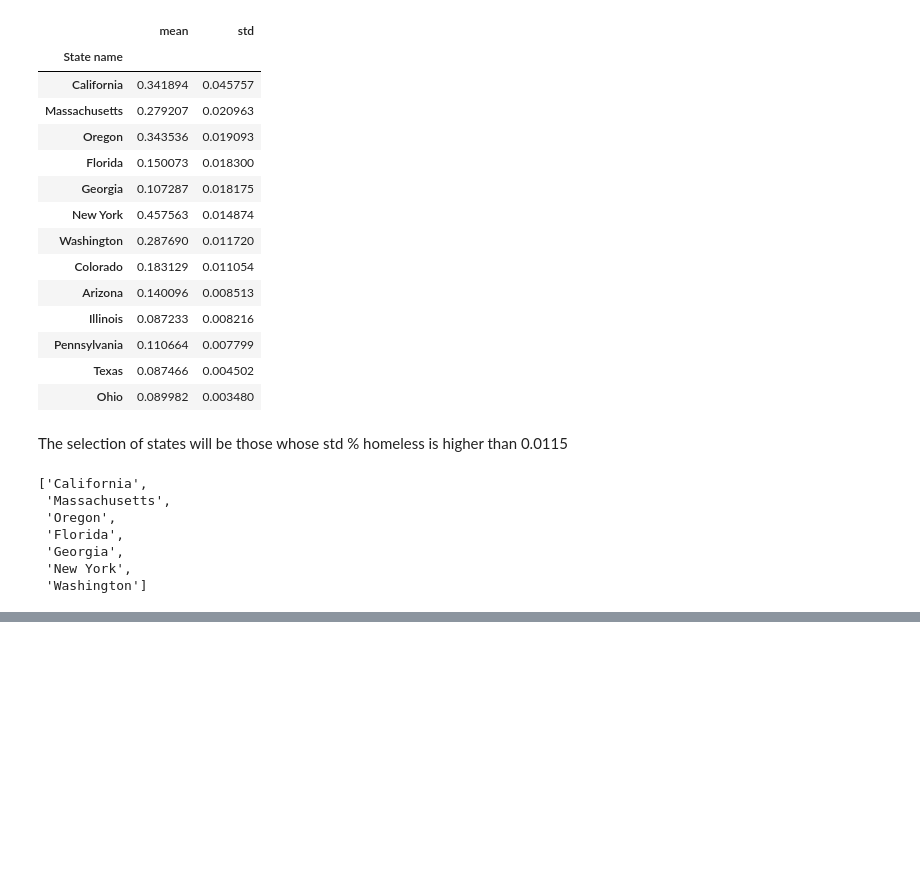
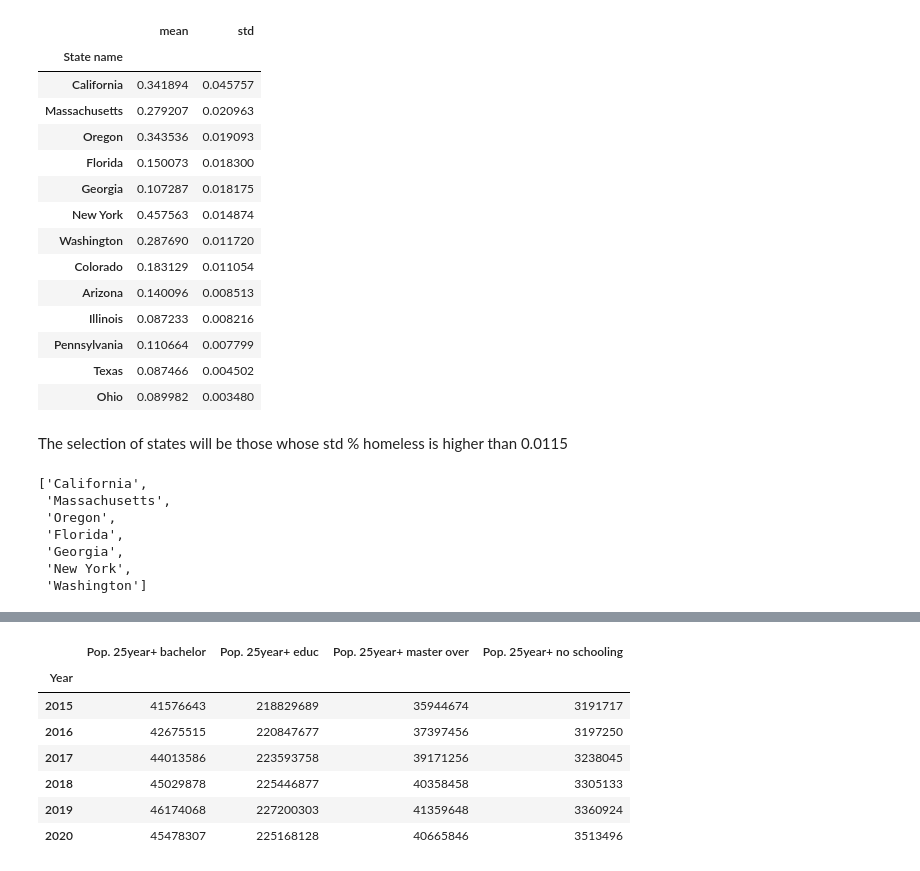
Before and after one commit to aliglara/capstone-c1-DA, a Jupyter notebook: codes/EDA_homeless_pop.ipynb, the cells around one changed output, grey strips where cells are left out. Drawn from its saved outputs; the diff is of its cells as text; code cells hidden in the pictures; blank space fills up the shorter version.

```diff
--- a/codes/EDA_homeless_pop.ipynb
+++ b/codes/EDA_homeless_pop.ipynb
@@ -535,0 +503,11 @@ Due the magnitud order, the homeless population for the rest of the states has b
+# %%
+year25_pt
+# %% [output]
+|  | Pop. 25year+ bachelor | Pop. 25year+ educ | Pop. 25year+ master over | Pop. 25year+ no schooling |
+| Year |  |  |  |  |
+| 2015 | 41576643 | 218829689 | 35944674 | 3191717 |
+| 2016 | 42675515 | 220847677 | 37397456 | 3197250 |
+| 2017 | 44013586 | 223593758 | 39171256 | 3238045 |
+| 2018 | 45029878 | 225446877 | 40358458 | 3305133 |
+| 2019 | 46174068 | 227200303 | 41359648 | 3360924 |
+| 2020 | 45478307 | 225168128 | 40665846 | 3513496 |
```
Also changed, not shown: parts of 23 cells of this notebook.
